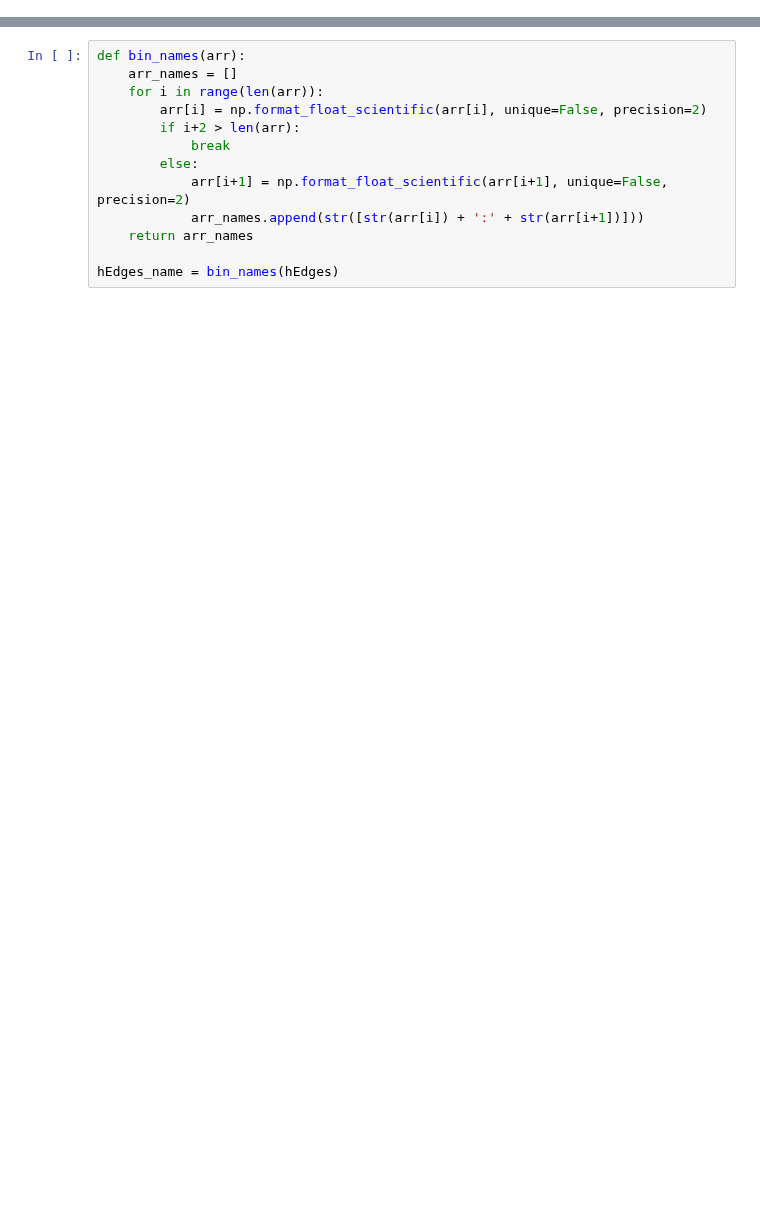
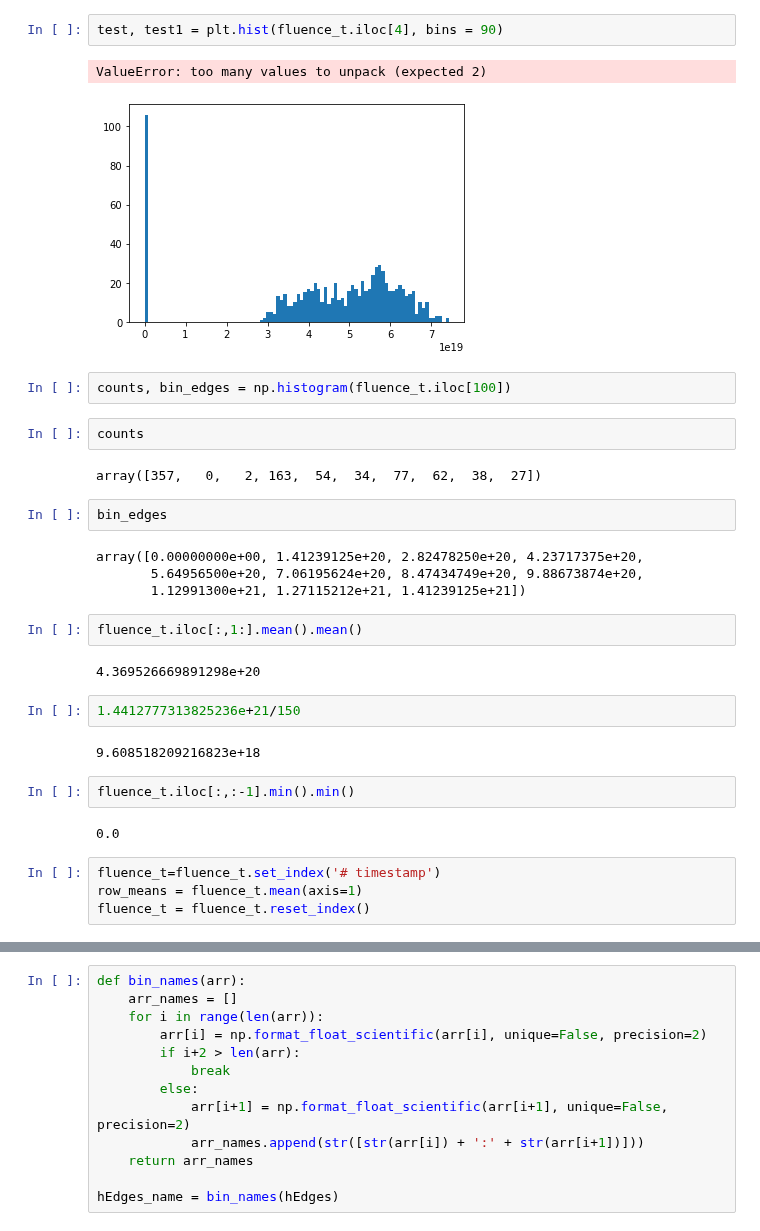
Before and after one commit to ChangyiYang/SimpleLSTM, a Jupyter notebook: alteredcode.ipynb, the cells around one changed output, grey strips where cells are left out. Saved outputs shown, nothing was run; the diff lists cells and outputs as text; blank space fills up the shorter version.

```diff
--- a/alteredcode.ipynb
+++ b/alteredcode.ipynb
@@ -10,2 +129,35 @@ import re
+# %%
+test, test1 = plt.hist(fluence_t.iloc[4], bins = 90)
+# %% [output]
+ValueError: too many values to unpack (expected 2)
+[figure, added]
+# %%
+counts, bin_edges = np.histogram(fluence_t.iloc[100])
+# %%
+counts
+# %% [output]
+array([357,   0,   2, 163,  54,  34,  77,  62,  38,  27])
+# %%
+bin_edges
+# %% [output]
+array([0.00000000e+00, 1.41239125e+20, 2.82478250e+20, 4.23717375e+20,
+       5.64956500e+20, 7.06195624e+20, 8.47434749e+20, 9.88673874e+20,
+       1.12991300e+21, 1.27115212e+21, 1.41239125e+21])
+# %%
+fluence_t.iloc[:,1:].mean().mean()
+# %% [output]
+4.369526669891298e+20
+# %%
+1.4412777313825236e+21/150
+# %% [output]
+9.608518209216823e+18
+# %%
+fluence_t.iloc[:,:-1].min().min()
+# %% [output]
+0.0
+# %%
+fluence_t=fluence_t.set_index('# timestamp')
+row_means = fluence_t.mean(axis=1)
+fluence_t = fluence_t.reset_index()
 # %%
 # Read data
```
Also changed, not shown: parts of 26 cells of this notebook, 21 other files.
